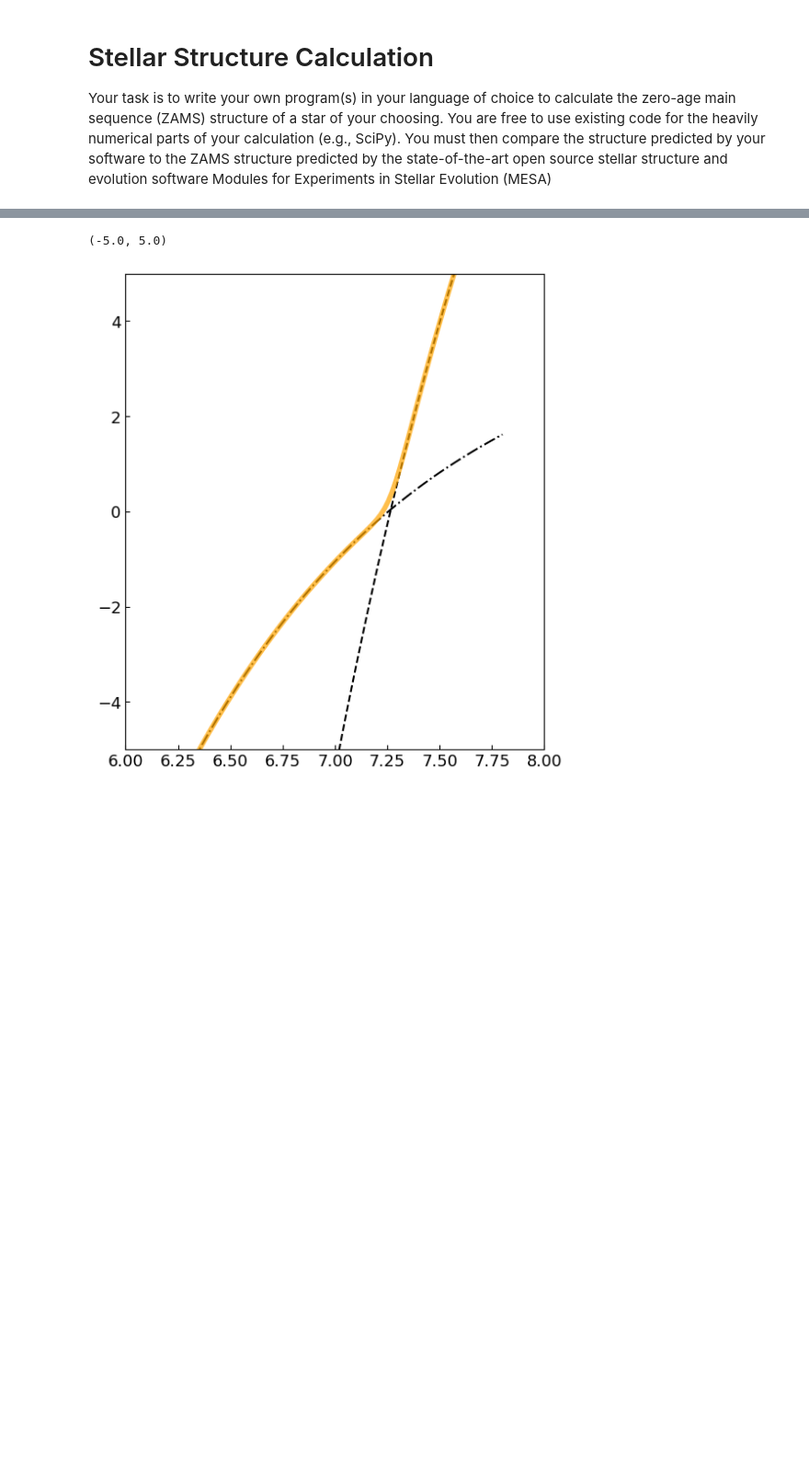
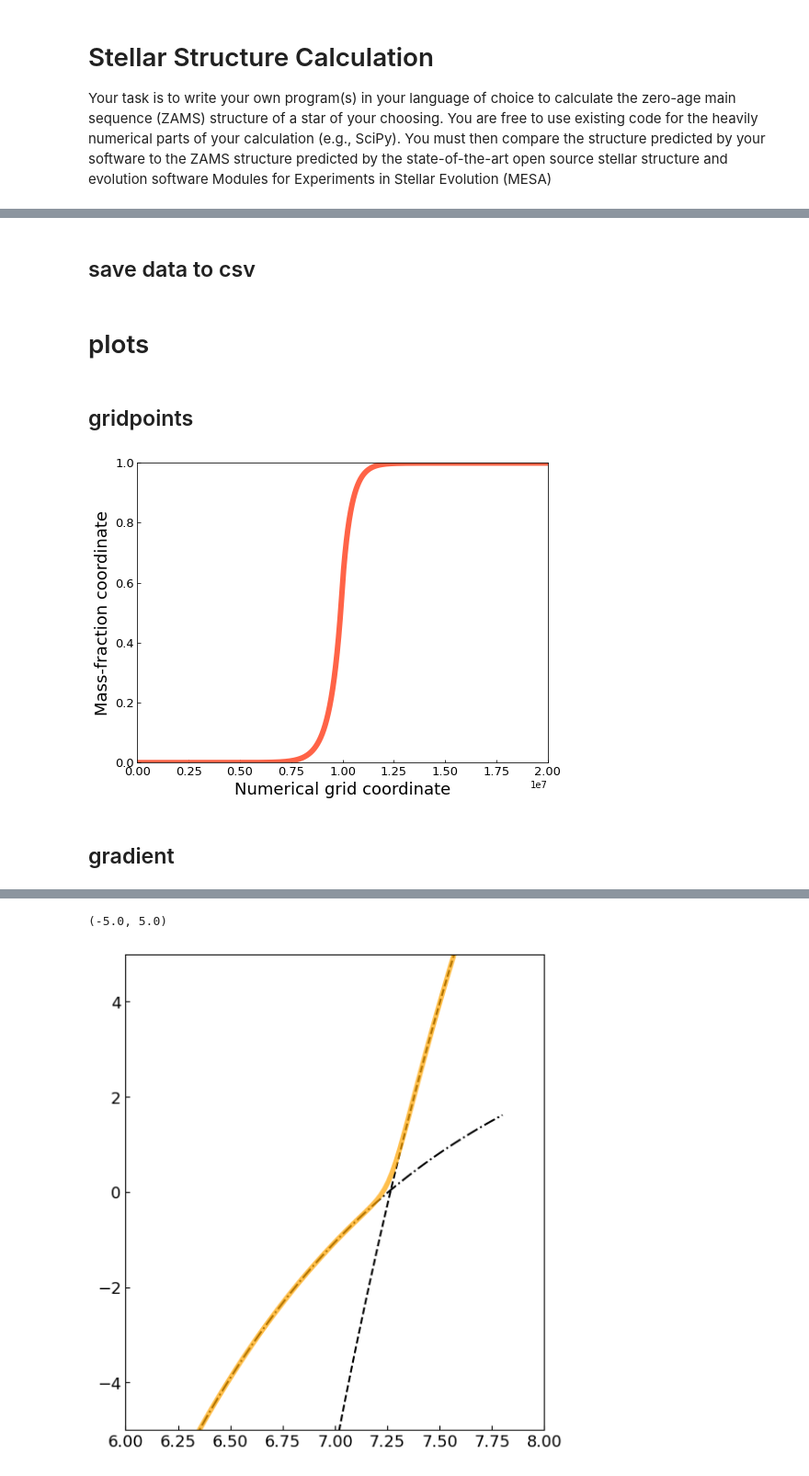
Before and after one commit to SterlingYM/stellar_structure, a Jupyter notebook: modeling.ipynb, the cells around one changed output, grey strips where cells are left out. Shown at 92% size. Drawn from its saved outputs; the diff is of its cells as text; code cells hidden in the pictures; blank space fills up the shorter version.

```diff
--- a/modeling.ipynb
+++ b/modeling.ipynb
@@ -47,0 +285,2 @@ array([0.657])
+# %% [markdown]
+## save data to csv
@@ -47,0 +343,18 @@ array([0.657])
+# %% [markdown]
+# plots
+# %% [markdown]
+## gridpoints
+# %%
+fig,ax = plt.subplots(1,1,figsize=(8,6))
+fig.set_facecolor('w')
+ax.tick_params(direction='in',labelsize=13)
+plt.plot(np.arange(xval.shape[0])[::1000],xval[::1000],c='tomato',lw=6)
+plt.xlim(0,xval.shape[0])
+plt.ylim(0,1)
+plt.xlabel('Numerical grid coordinate',fontsize=18)
+plt.ylabel('Mass-fraction coordinate',fontsize=18)
+plt.savefig('gridpoint_map.pdf',bbox_inches='tight')
+# %% [output]
+[figure, added]
+# %% [markdown]
+## gradient
```
Also changed, not shown: parts of 58 cells of this notebook, 7 other files.
